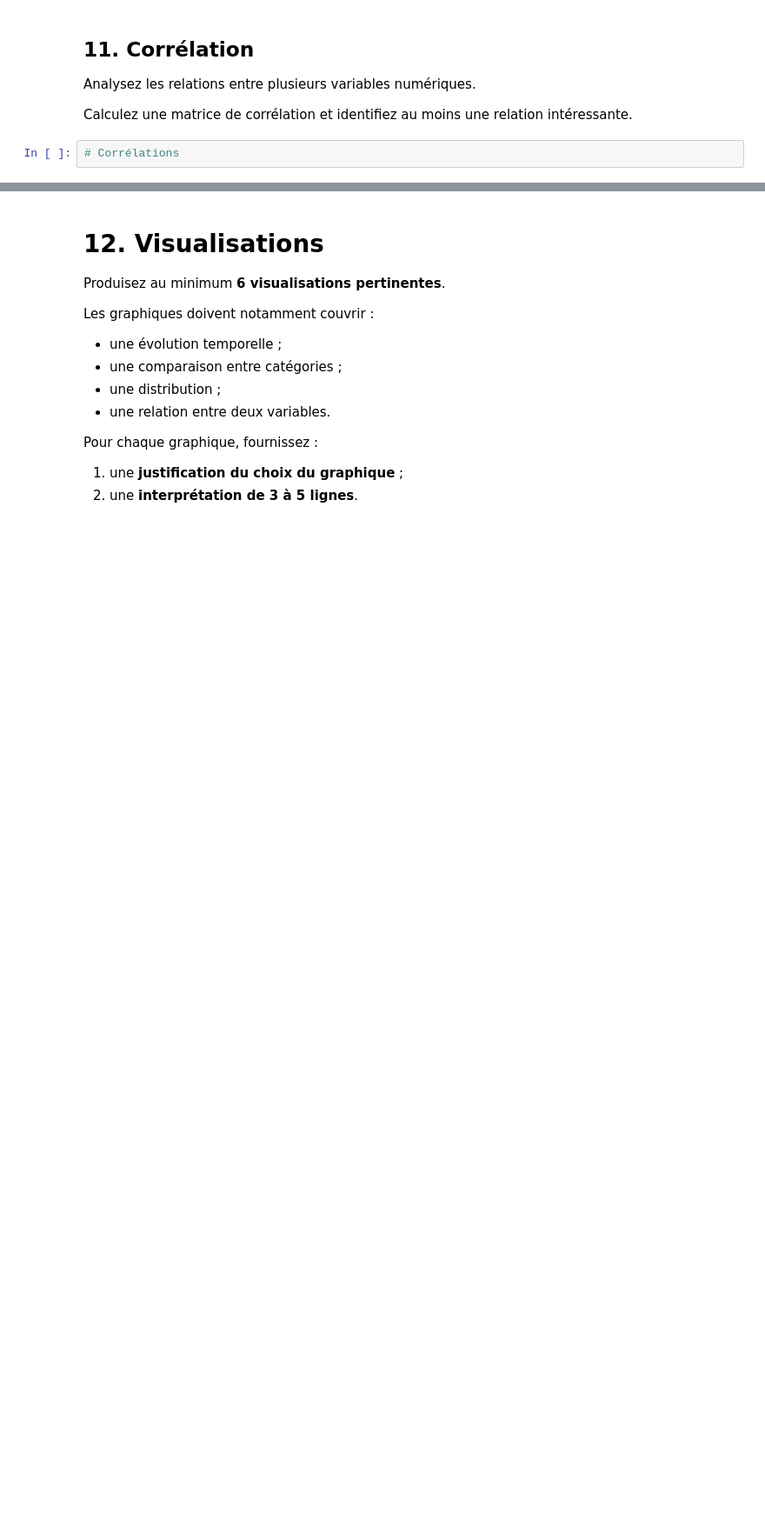
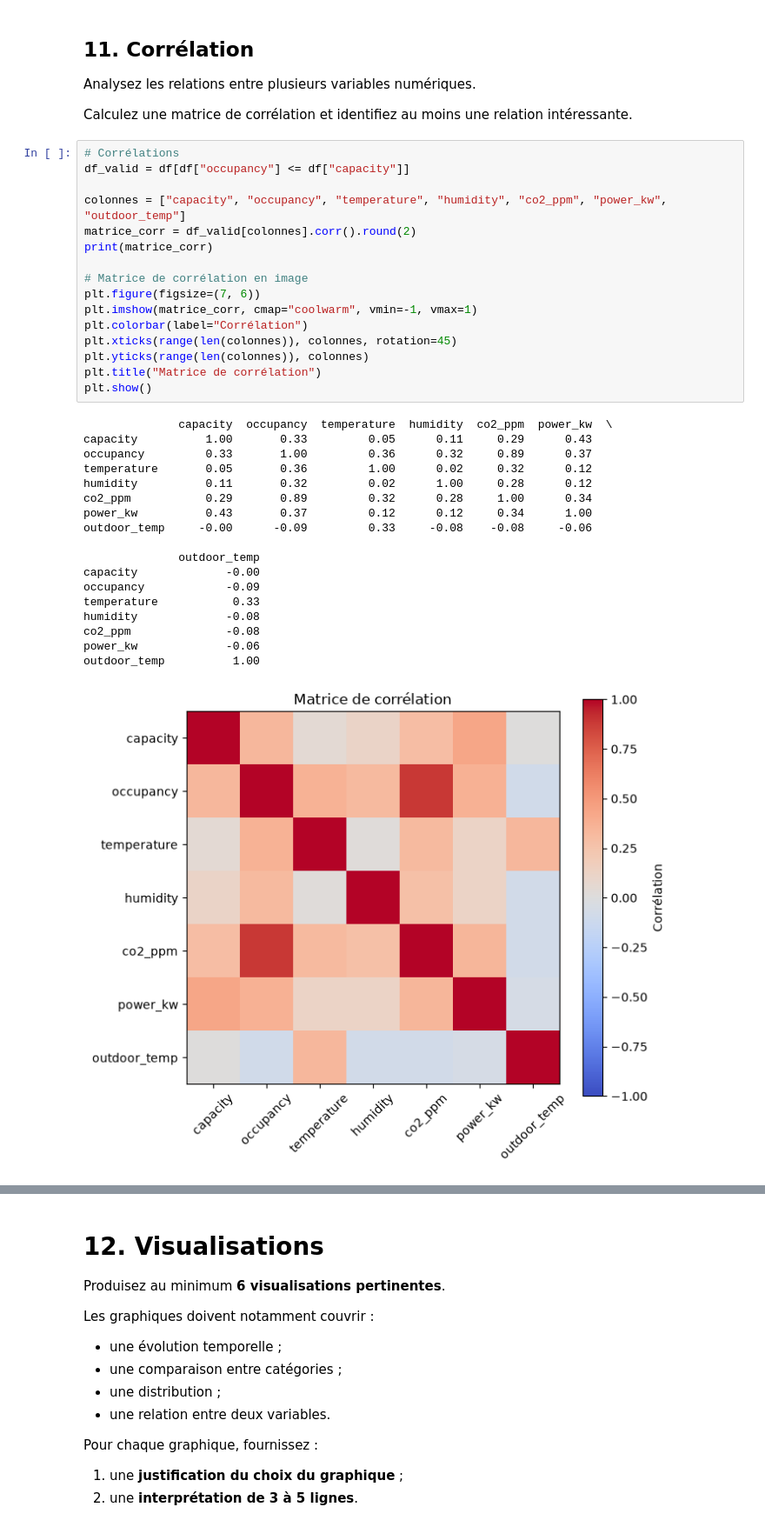
Before and after one commit to Guerre450/collecte-tp3-420-514-MV, a Jupyter notebook: TP3_EDA_DA1_DA2_DA3.ipynb, the cells around one changed output, grey strips where cells are left out. Shown at 87% size. Drawn from its saved outputs; the diff is of its cells as text; blank space fills up the shorter version.

Commit message:
4 graphes done. just two remaining

```diff
--- a/TP3_EDA_DA1_DA2_DA3.ipynb
+++ b/TP3_EDA_DA1_DA2_DA3.ipynb
@@ -604,6 +655,39 @@ Analysez les relations entre plusieurs variables numériques.
 Calculez une matrice de corrélation et identifiez au moins une relation intéressante.
 # %%
 # Corrélations
+df_valid = df[df["occupancy"] <= df["capacity"]]
+
+colonnes = ["capacity", "occupancy", "temperature", "humidity", "co2_ppm", "power_kw", "outdoor_temp"]
+matrice_corr = df_valid[colonnes].corr().round(2)
+print(matrice_corr)
+
+# Matrice de corrélation en image
+plt.figure(figsize=(7, 6))
+plt.imshow(matrice_corr, cmap="coolwarm", vmin=-1, vmax=1)
+plt.colorbar(label="Corrélation")
+plt.xticks(range(len(colonnes)), colonnes, rotation=45)
+plt.yticks(range(len(colonnes)), colonnes)
+plt.title("Matrice de corrélation")
+plt.show()
+# %% [output]
+              capacity  occupancy  temperature  humidity  co2_ppm  power_kw  \
+capacity          1.00       0.33         0.05      0.11     0.29      0.43
+occupancy         0.33       1.00         0.36      0.32     0.89      0.37
+temperature       0.05       0.36         1.00      0.02     0.32      0.12
+humidity          0.11       0.32         0.02      1.00     0.28      0.12
+co2_ppm           0.29       0.89         0.32      0.28     1.00      0.34
+power_kw          0.43       0.37         0.12      0.12     0.34      1.00
+outdoor_temp     -0.00      -0.09         0.33     -0.08    -0.08     -0.06
+
+              outdoor_temp
+capacity             -0.00
+occupancy            -0.09
+temperature           0.33
+humidity             -0.08
+co2_ppm              -0.08
+power_kw             -0.06
+outdoor_temp          1.00
+[figure, added]
 # %% [markdown]
 ### Interprétation
 
```
Also changed, not shown: parts of 33 cells of this notebook.
